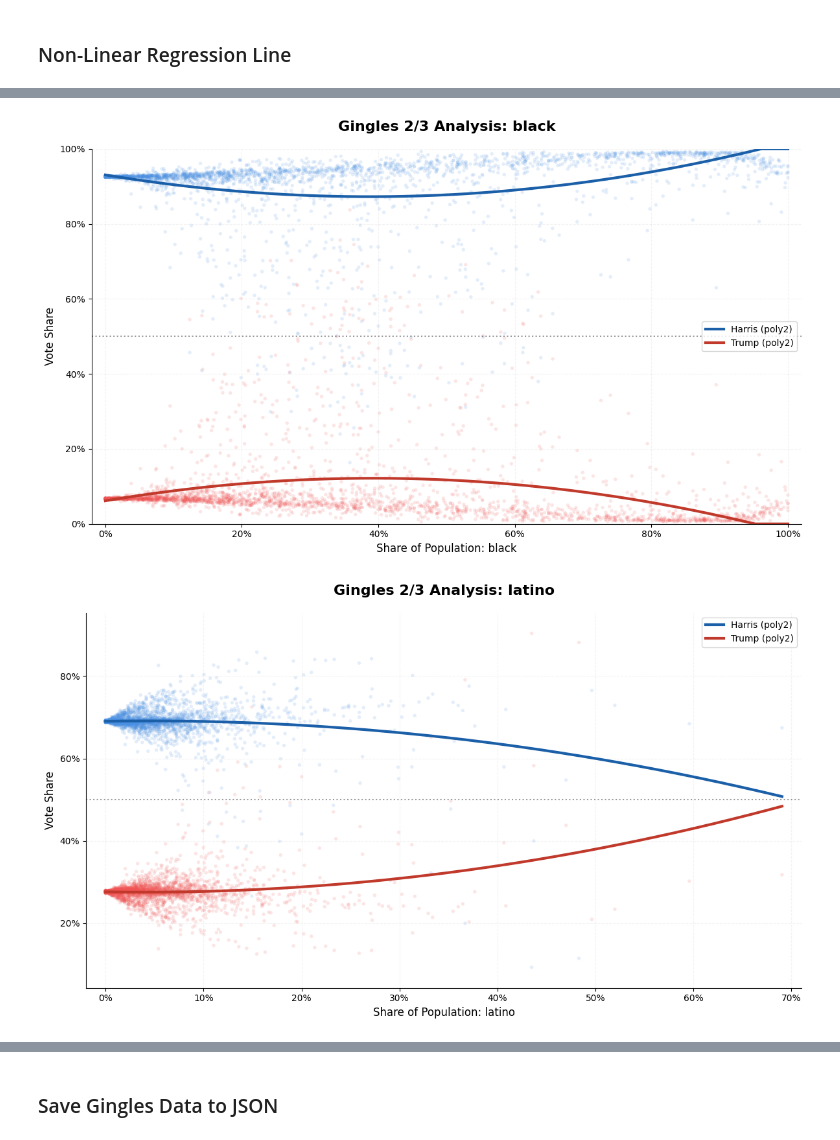
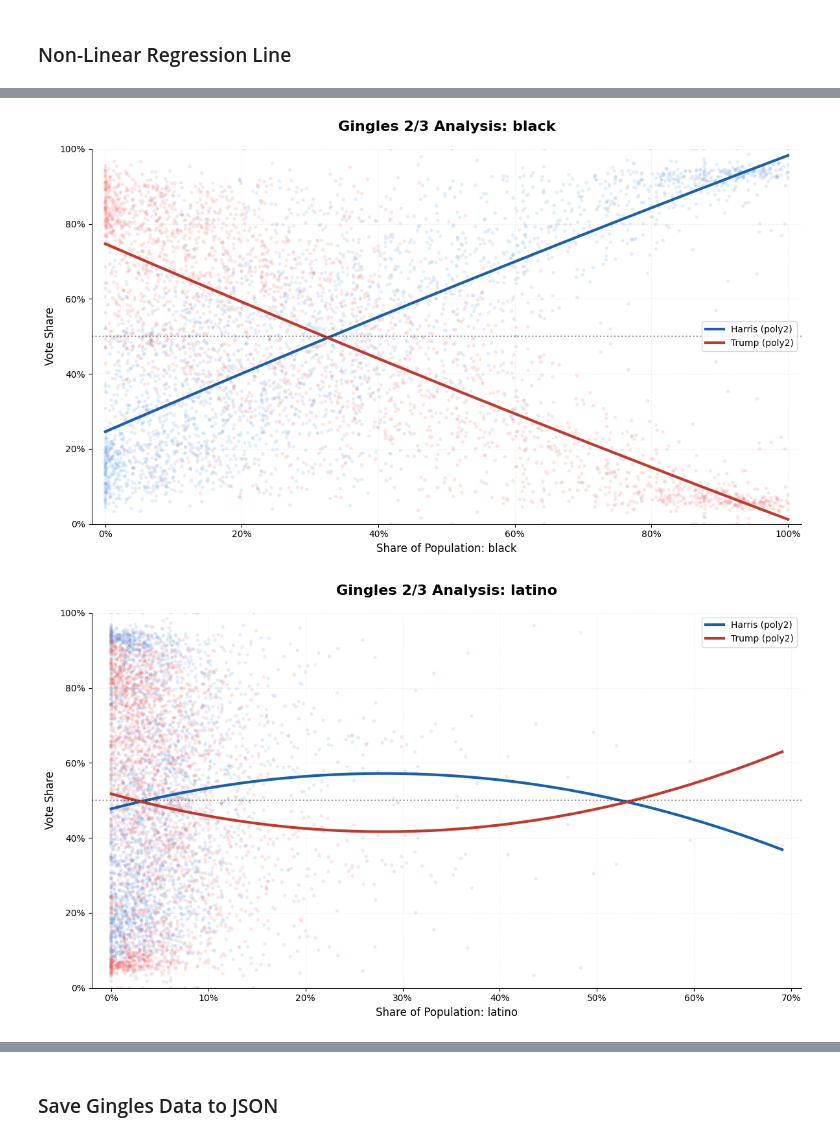
Before and after one commit to CSE416-Rockies/Rockies-VRA-Repeal-Analysis, a Jupyter notebook: preprocessing/Georgia/ga-gingles.ipynb, the cells around one changed output, grey strips where cells are left out. Cells and saved outputs as stored; diff of their text form; code cells hidden in the pictures.

```diff
--- a/preprocessing/Georgia/ga-gingles.ipynb
+++ b/preprocessing/Georgia/ga-gingles.ipynb
@@ -83,6 +37,8 @@ df.columns = df.columns.str.lower()
 ### Isolate Columns and Create More Columns
 # %%
 def calculate_shares(df):
+    df.columns = df.columns.str.lower()
+
     data = pd.DataFrame()
 
     data['winning_party'] = np.where(
@@ -91,8 +47,8 @@ def calculate_shares(df):
         'Republican'
     )
 
-    data['rep_vote_share'] = df['donald j. trump'] / df['total_votes']
-    data['dem_vote_share'] = df['kamala d. harris'] / df['total_votes']
+    data['trump_vote_share'] = df['donald j. trump'] / df['total_votes']
+    data['harris_vote_share'] = df['kamala d. harris'] / df['total_votes']
     data['total_votes'] = df['total_votes']
 
     for demographic in demographics:
@@ -102,6 +58,7 @@ def calculate_shares(df):
 
     return data
 # %%
-data = calculate_shares(df)
-data
+gingles = calculate_shares(df)
+gingles['id'] = gingles.index + 1
+gingles
 # %% [output]
@@ -195,11 +77,0 @@ Index(['Unique_id', 'Countyfp', 'Kamala d. harris', 'Donald j. trump',
-# %%
-gingles = pd.concat([
-    data, sampled_shares
-], axis=1)
-
-gingles['id'] = gingles.index + 1
-
-cols = ['id'] + [c for c in gingles.columns if c != 'id']
-gingles = gingles[cols]
-
-gingles
@@ -338,7 +187,6 @@ FORMULA_TEMPLATES = {
     'poly2':       "vote_share = a * pct_demo^2 + b * pct_demo + c",
     'power':       "vote_share = a * pct_demo^b",
     'exponential': "vote_share = a * exp(b * pct_demo) + c",
-    'linear':      "vote_share = m * pct_demo + b"
 }
 
 PARAM_LABELS = {
@@ -346,7 +194,6 @@ PARAM_LABELS = {
     'poly2':       ['a', 'b', 'c'],
     'power':       ['a', 'b'],
     'exponential': ['a', 'b', 'c'],
-    'linear':      ['m', 'b']
 }
 
 def select_best_models(gingles, demographics):
@@ -356,8 +203,8 @@ def select_best_models(gingles, demographics):
         x = gingles[f'{demographic}_pct'].values.astype(float)
         candidates_data = []
 
-        for cand in candidates:
-            y = gingles[f'{demographic}_{cand}_pct'].values.astype(float)
+        for cand in ['harris', 'trump']:
+            y = gingles[f'{cand}_vote_share'].values.astype(float)
             _, name, raw_params = select_best_model(x, y)
 
             if name:
@@ -405,8 +252,8 @@ def plot_gingles(result, df, demographic):
     trump  = next(c for c in candidateList if c['candidate'] == 'trump')
 
     x  = df[f'{demographic}_pct'].values
-    yh = df[f'{demographic}_harris_pct'].values
-    yt = df[f'{demographic}_trump_pct'].values
+    yh = df[f'harris_vote_share'].values
+    yt = df[f'trump_vote_share'].values
     x_grid = np.linspace(x.min(), x.max(), 500)
 
     def get_prediction(cand_dict, x_vals):
@@ -460,2 +307,2 @@ for demographic in demographics:
-[figure, old version]
+[figure, new version]
-[figure, old version]
+[figure, new version]
```
Also changed, not shown: parts of 25 cells of this notebook, 6 other files.
